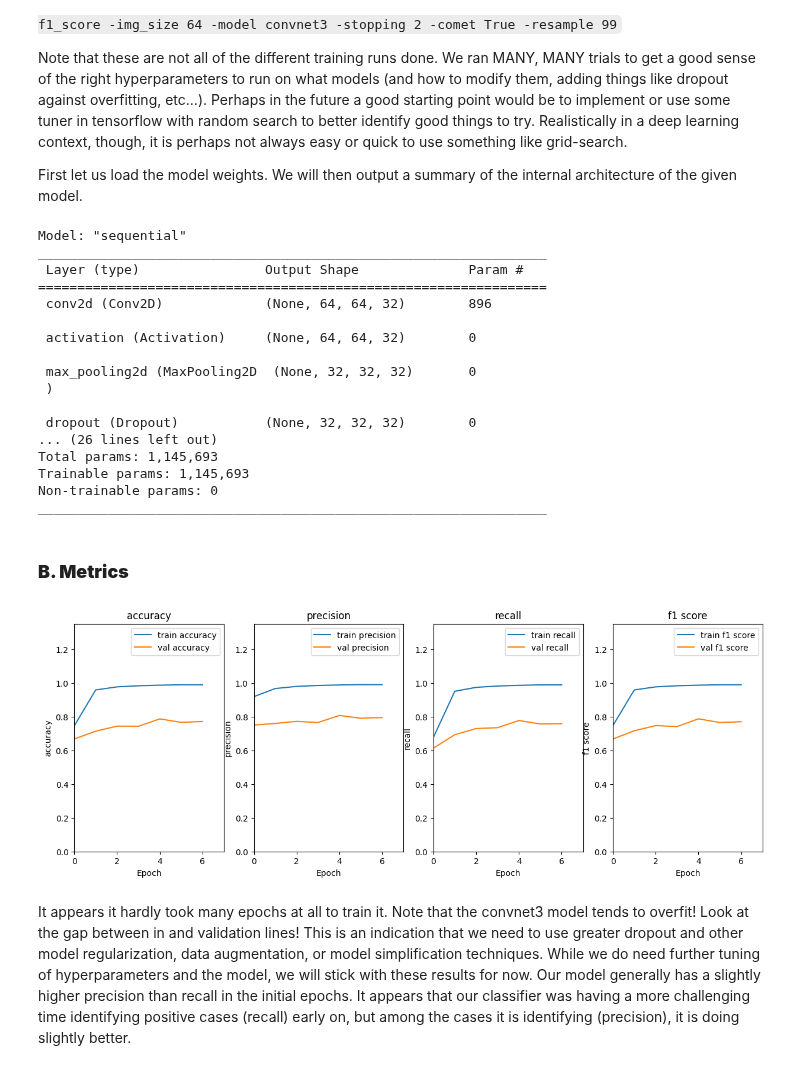
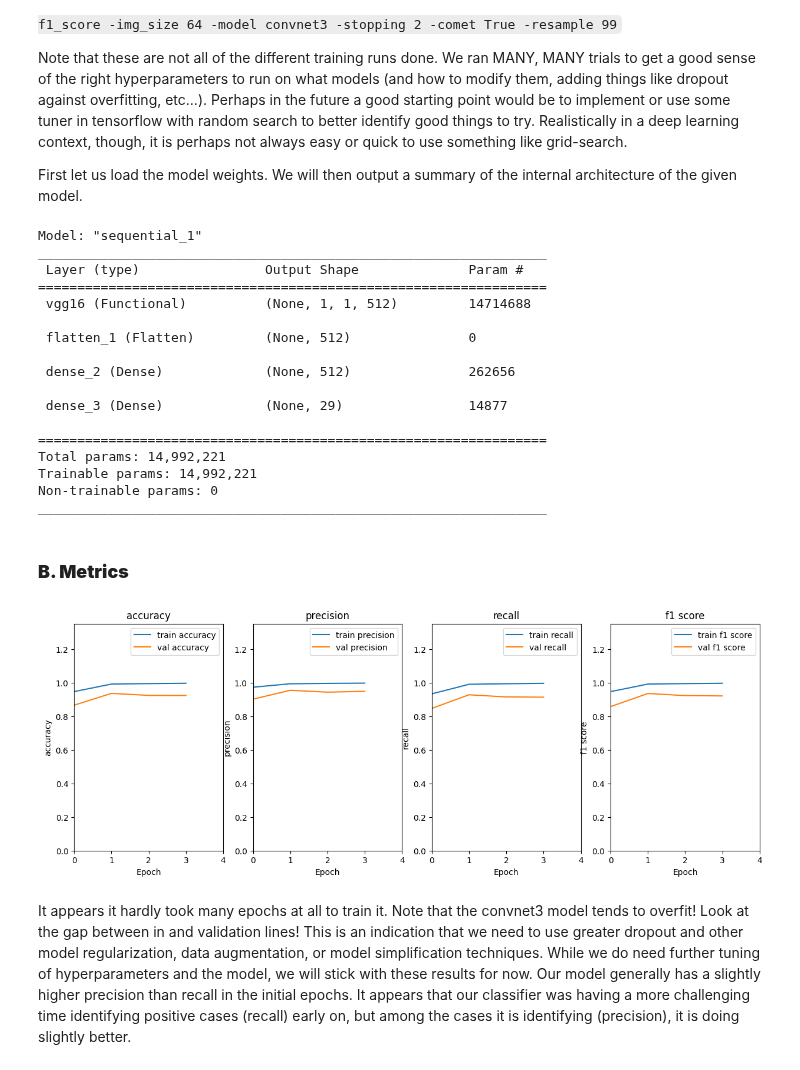
Before and after one commit to Joeshmoe03/ASL-classification, a Jupyter notebook: end_to_end.ipynb, the cells around one changed output. Cells and saved outputs as stored; diff of their text form; code cells hidden in the pictures.

Commit message:
best vgg yet

```diff
--- a/end_to_end.ipynb
+++ b/end_to_end.ipynb
@@ -82,6 +82,7 @@ We use tensorflow's ImageDataGenerator to take all of our data in the data folde
 # %%
 convnet3 = os.path.join('temp', 'convnet3_adam_categorical_crossentropy_lr0.001_mo9e-06_rs9964', 'convnet3.h5')
 vgg = os.path.join('temp', 'vgg_adam_categorical_crossentropy_lr0.001_mo9e-06_rs9932', 'vgg.h5')
+vgg_best = os.path.join('temp', 'vgg_adam_categorical_crossentropy_lr0.0001_mo9e-06_rs9950', 'vgg.h5')
 
 # NOTE: FEEL FREE TO CHANGE THIS TO TEST OTHER MODELS (see options above)
 test_model = convnet3
@@ -95,6 +96,11 @@ if test_model == convnet3:
     val_split = 0.2
 elif test_model == vgg:
     img_size = (32, 32)
+    color = 'rgb'
+    random_seed = 99
+    val_split = 0.2
+elif test_model == vgg_best:
+    img_size = (50, 50)
     color = 'rgb'
     random_seed = 99
     val_split = 0.2
@@ -539,6 +545,8 @@ if test_model == convnet3:
     model = ConvNet3(num_classes=29, input_shape=(64, 64, 3))
 elif test_model == vgg:
     model = Vgg16(32, 'rgb', num_classes=29)
+elif test_model == vgg_best:
+    model = Vgg16(50, 'rgb', num_classes=29)
 
 # Debugged building: https://stackoverflow.com/questions/59356410/tensorflow-2-0-build-function
 # for an explanation of why you need to call .build() before loading weights.
@@ -550,21 +558,21 @@ model.summary()
 # Load the weights into the model
 model.load_weights(test_model)
 # %% [output]
-Model: "sequential"
+Model: "sequential_1"
 _________________________________________________________________
  Layer (type)                Output Shape              Param #
 =================================================================
- conv2d (Conv2D)             (None, 64, 64, 32)        896
+ vgg16 (Functional)          (None, 1, 1, 512)         14714688
 
- activation (Activation)     (None, 64, 64, 32)        0
+ flatten_1 (Flatten)         (None, 512)               0
 
- max_pooling2d (MaxPooling2D  (None, 32, 32, 32)       0
- )
+ dense_2 (Dense)             (None, 512)               262656
 
- dropout (Dropout)           (None, 32, 32, 32)        0
-... (26 lines left out)
-Total params: 1,145,693
-Trainable params: 1,145,693
+ dense_3 (Dense)             (None, 29)                14877
+
+=================================================================
+Total params: 14,992,221
+Trainable params: 14,992,221
 Non-trainable params: 0
 _________________________________________________________________
 # %% [markdown]
@@ -576,37 +584,40 @@ if test_model == convnet3:
         history = json.load(f)
 elif test_model == vgg:
     with open(os.path.join('temp', 'vgg_adam_categorical_crossentropy_lr0.001_mo9e-06_rs9932', 'trainhistory.json'), 'r') as f:
+        history = json.load(f)
+elif test_model == vgg_best:
+    with open(os.path.join('temp', 'vgg_adam_categorical_crossentropy_lr0.0001_mo9e-06_rs9950', 'trainhistory.json'), 'r') as f:
         history = json.load(f)
 
 def plot_metric(ax, metric_name: str, train_metric, val_metric):
     '''
     Function to plot the training and validation metric.
     '''
     # Source on how I figured out how to do this: https://matplotlib.org/stable/gallery/subplots_axes_and_figures/subplots_demo.html
     ax.plot(train_metric, label=f'train {metric_name}')
     ax.plot(val_metric, label=f'val {metric_name}')
     ax.set_title(metric_name)
     ax.set_xlabel('Epoch')
     ax.set_ylabel(metric_name)
     ax.legend()
 
     # set the x-axis limit to the length of the training
     ax.set_xlim([0, len(train_metric)])
 
     # set according to the highest metric line.
     ax.set_ylim([0, 1.35])
 
 # Plot the training history
 fig, ax = plt.subplots(1, 4, figsize=(15, 5))
 
 # plot all metrics
 plot_metric(ax[0], 'accuracy', history['accuracy'], history['val_accuracy'])
 plot_metric(ax[1], 'precision', history['precision'], history['val_precision'])
 plot_metric(ax[2], 'recall', history['recall'], history['val_recall'])
 plot_metric(ax[3], 'f1 score', history['f1_score'], history['val_f1_score'])
 plt.show()
 # %% [output]
-[figure, old version]
+[figure, new version]
 # %% [markdown]
 It appears it hardly took many epochs at all to train it. Note that the convnet3 model tends to overfit! Look at the gap between in and validation lines! This is an indication that we need to use greater dropout and other model regularization, data augmentation, or model simplification techniques. While we do need further tuning of hyperparameters and the model, we will stick with these results for now. Our model generally has a slightly higher precision than recall in the initial epochs. It appears that our classifier was having a more challenging time identifying positive cases (recall) early on, but among the cases it is identifying (precision), it is doing slightly better.
 # %% [markdown]
```
Also changed, not shown: parts of 6 cells of this notebook, 4 other files.
